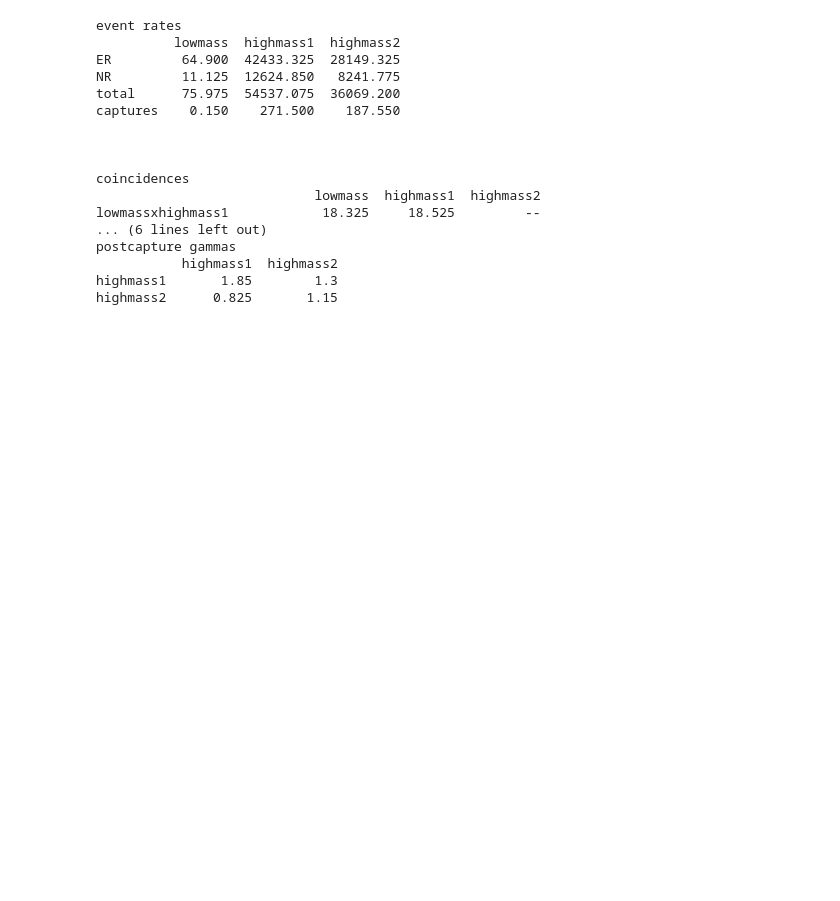
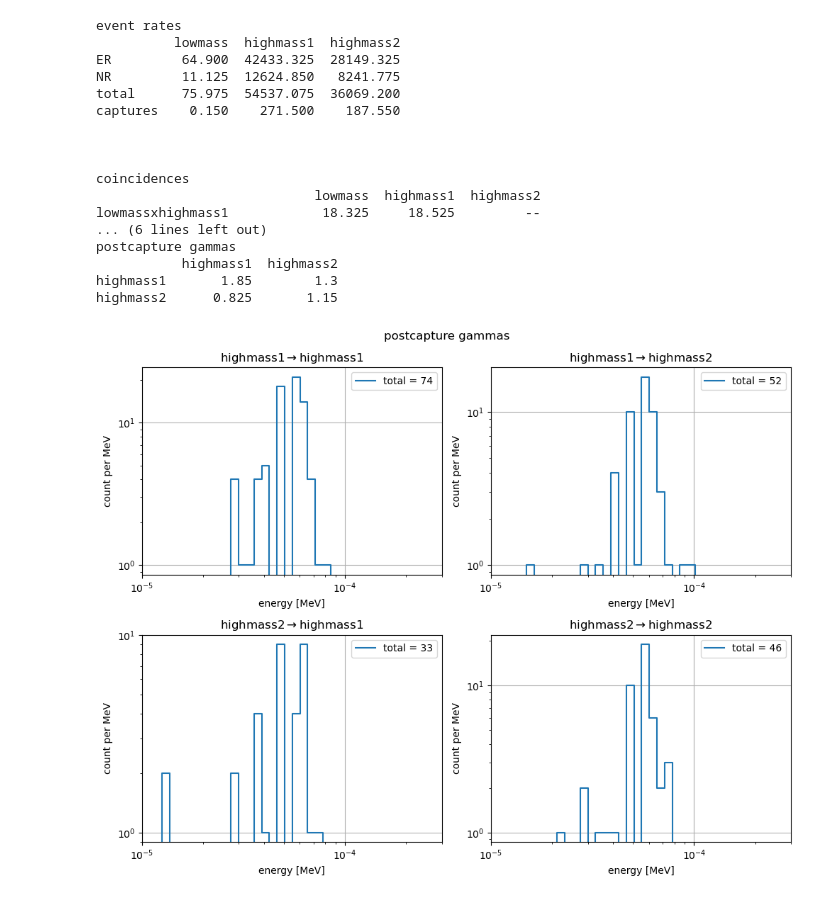
Before and after one commit to tamu-edu/doublecap, a Jupyter notebook: analysis/plot_histograms.ipynb, the cells around one changed output. Cells and saved outputs as stored; diff of their text form; code cells hidden in the pictures; blank space fills up the shorter version.

```diff
--- a/analysis/plot_histograms.ipynb
+++ b/analysis/plot_histograms.ipynb
@@ -271,3 +272,32 @@ postcapture gammas
            highmass1  highmass2
 highmass1       1.85        1.3
 highmass2      0.825       1.15
+# %%
+fig, axs = plt.subplots(nrows = 2, ncols = 2, figsize = (10,8))
+
+fig.suptitle('postcapture gammas')
+
+for i in range(2):
+    for j in range(2):
+
+        d1 = detectors[i+1]
+        d2 = detectors[j+1]
+        ax = axs[i,j]
+
+        ax.grid()
+        ax.loglog()
+        ax.set_title(f'{d1}$\\rightarrow${d2}')
+        ax.set_xlabel('energy [MeV]')
+        ax.set_ylabel('count per MeV')
+        ax.set_xlim(1e-5, 3e-4)
+
+        hist = postcapture_gammas[d1][d2]
+        num = sum(hist["count"])
+        if num > 0:
+            plot_histo(hist, ax = ax, label = f'total = {num:.0f}', density = False)
+
+            ax.legend()
+
+fig.tight_layout()
+# %% [output]
+[figure, added]
```
Also changed, not shown: parts of 1 cell of this notebook.
